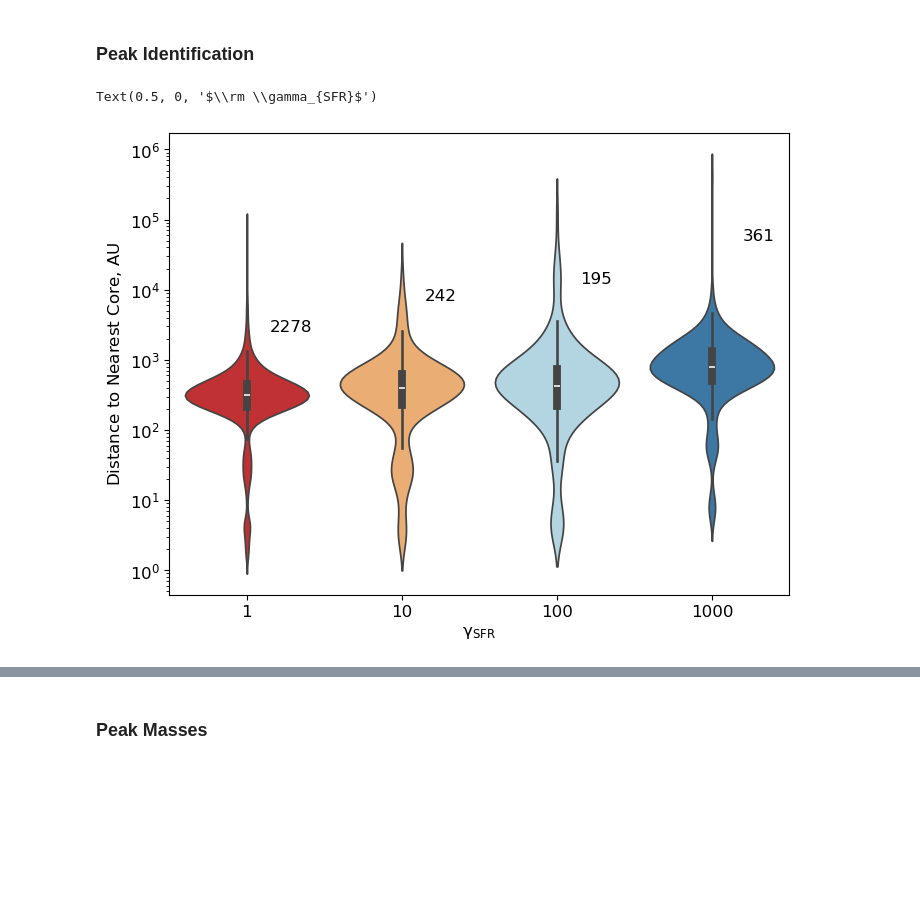
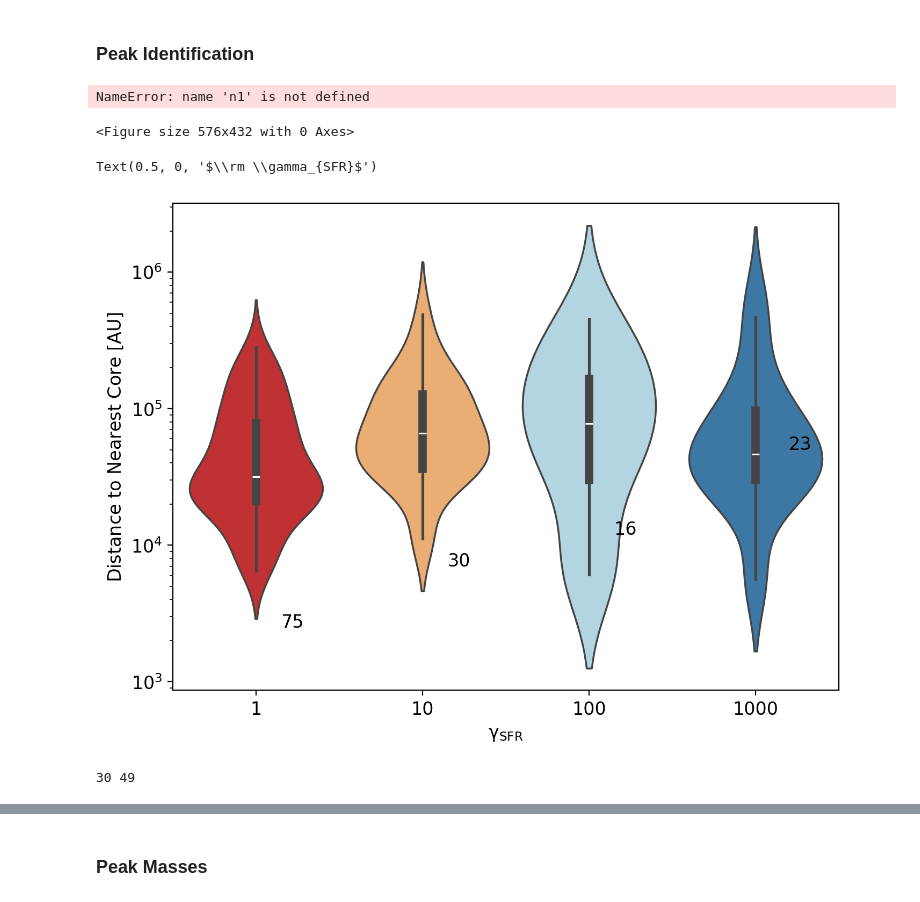
Before and after one commit to clonematthew/stardustCodes, a Jupyter notebook: fragmentation.ipynb, the cells around one changed output, grey strips where cells are left out. Saved outputs shown, nothing was run; the diff lists cells and outputs as text; code cells hidden in the pictures; blank space fills up the shorter version.

```diff
--- a/fragmentation.ipynb
+++ b/fragmentation.ipynb
@@ -22,11 +29,11 @@ data1000 = readAREPO("/home/ca-mcusack/simulationRuns/UV1000/cloudUV1000_072.hdf
 def getPeakDistances(data):
     # Find the peaks
     peaks = np.where(data.maxPotential == 1)[0]
-    passTests, jL = allFilters(data, densityThreshold=1e6*1.4*1.66e-24)
+    passTests, jL = allFilters(data, jeansOnly=True)
     truePeaks = np.where(passTests == 1)
     peaks = peaks[truePeaks]
 
-    # Extract peaks
+    # Extract peak positions
     x = data.x[peaks]
     y = data.y[peaks]
     z = data.z[peaks]
@@ -50,6 +57,7 @@ n1000, j1000, p1000 = getPeakDistances(data1000)
 # Create the figure
 plt.figure(figsize=(8,6))
 matplotlib.rcParams.update({'font.size': 12})
+matplotlib.rcParams['figure.dpi'] = 200
 
 # Create dictionary containing the data
 data = {
@@ -70,8 +78,8 @@ plt.text(1.15, 7e3,len(n10))
 plt.text(2.15, 1.2e4, len(n100))
 plt.text(3.2, 5e4, len(n1000))
 
-plt.ylabel("Distance to Nearest Core, $\\rm AU$")
+plt.ylabel("Distance to Nearest Core [$\\rm AU$]")
 plt.xlabel("$\\rm \gamma_{SFR}$")
 # %% [output]
-Text(0.5, 0, '$\\rm \\gamma_{SFR}$')
+NameError: name 'n1' is not defined
-[figure, removed]
+<Figure size 576x432 with 0 Axes>
@@ -77,0 +110,36 @@ Text(0.5, 0, '$\\rm \\gamma_{SFR}$')
+# %%
+# Get the distances between the peaks and the peak IDs
+n1, j1, p1 = getPeakDistances(dataObjects[0])
+n10, j10, p10 = getPeakDistances(dataObjects[1])
+n100, j100, p100 = getPeakDistances(dataObjects[2])
+n1000, j1000, p1000 = getPeakDistances(dataObjects[3])
+# %%
+# Create the figure
+plt.figure(figsize=(8,6))
+matplotlib.rcParams.update({'font.size': 12})
+matplotlib.rcParams['figure.dpi'] = 200
+
+# Create dictionary containing the data
+data = {
+    "1": n1/1.5e13,
+    "10": n10/1.5e13,
+    "100": n100/1.5e13,
+    "1000": n1000/1.5e13,
+}
+
+colors = [c.colours()[0], c.colours()[1], c.colours()[3], c.colours()[4]]
+
+# Plot the data and format
+sns.violinplot(data, log_scale=True, palette=colors)
+
+# Add the number of peaks
+plt.text(0.15, 2.5e3, len(n1))
+plt.text(1.15, 7e3,len(n10))
+plt.text(2.15, 1.2e4, len(n100))
+plt.text(3.2, 5e4, len(n1000))
+
+plt.ylabel("Distance to Nearest Core [$\\rm AU$]")
+plt.xlabel("$\\rm \gamma_{SFR}$")
+# %% [output]
+Text(0.5, 0, '$\\rm \\gamma_{SFR}$')
+[figure, added]
@@ -77,0 +168,4 @@ Text(0.5, 0, '$\\rm \\gamma_{SFR}$')
+# %%
+print(len(n1), len(n2))
+# %% [output]
+30 49
```
Also changed, not shown: parts of 31 cells of this notebook, 2 other files.
